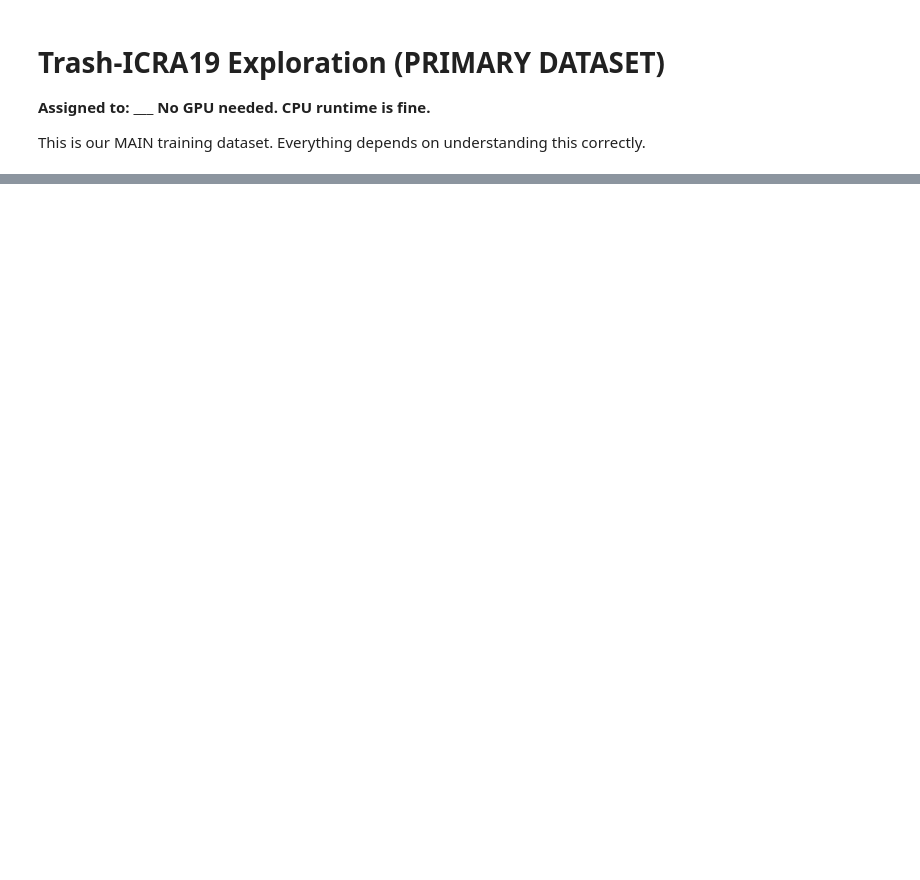
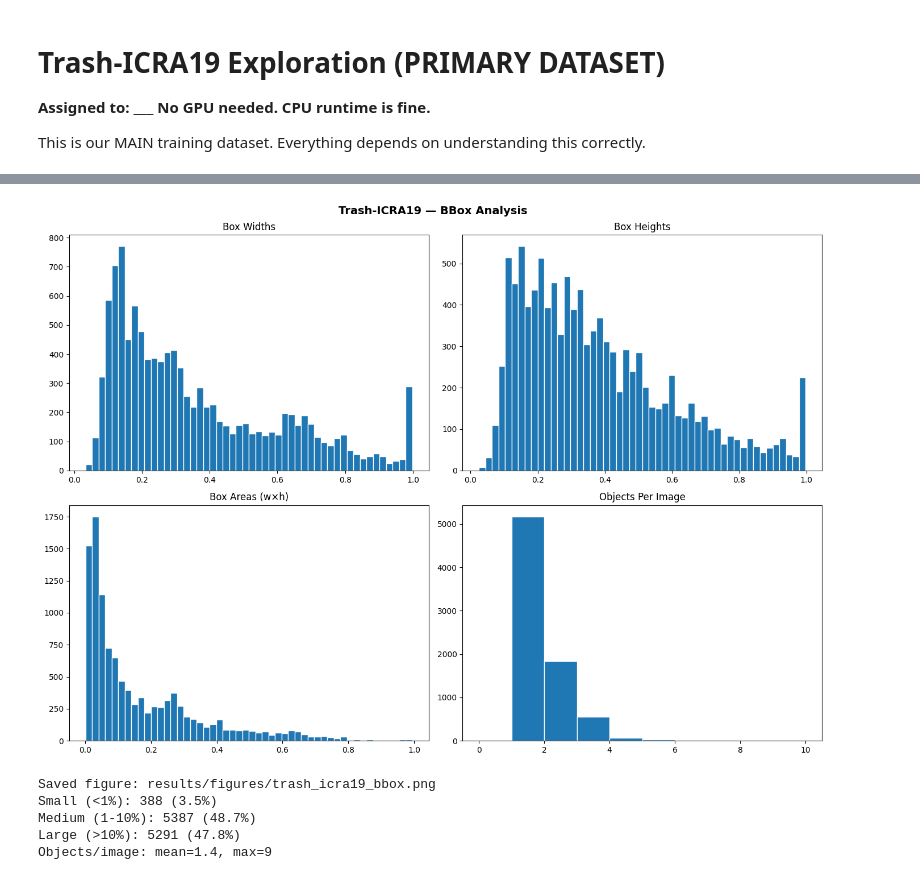
Before and after one commit to csdeepak/turb-detr-underwater-detection, a Jupyter notebook: notebooks/data exploration/explore_1_trash_icra19.ipynb, the cells around one changed output, grey strips where cells are left out. Cells and saved outputs as stored; diff of their text form; code cells hidden in the pictures; blank space fills up the shorter version.

```diff
--- a/notebooks/data exploration/explore_1_trash_icra19.ipynb
+++ b/notebooks/data exploration/explore_1_trash_icra19.ipynb
@@ -126,7 +346,14 @@ from pathlib import Path
 from collections import Counter
 
 root = Path(DATASET)
-all_imgs = sorted(root.rglob("*.jpg"))
+all_imgs = []
+for ext in ("*.jpg", "*.jpeg", "*.png"):
+    all_imgs += list(root.rglob(ext))
+all_imgs = sorted(all_imgs)
+
+if not all_imgs:
+    raise FileNotFoundError(f"No images found under: {root}")
+
 step = max(1, len(all_imgs)//200)
 samples = all_imgs[::step]
 
@@ -136,10 +363,15 @@ sizes = Counter()
 print(f"Sampling {len(samples)} of {len(all_imgs)} images...")
 for p in samples:
     img = cv2.imread(str(p))
-    if img is None: continue
+    if img is None:
+        continue
     h, w = img.shape[:2]
-    widths.append(w); heights.append(h)
+    widths.append(w)
+    heights.append(h)
     sizes[f"{w}x{h}"] += 1
+
+if not widths or not heights:
+    raise RuntimeError("Could not read any sampled images (cv2.imread returned None).")
 
 print(f"\nWidth:  min={min(widths)}, max={max(widths)}, mean={np.mean(widths):.0f}")
 print(f"Height: min={min(heights)}, max={max(heights)}, mean={np.mean(heights):.0f}")
@@ -149,40 +390,60 @@ for s, c in sizes.most_common(5):
 # %%
 # === BBOX SIZE DISTRIBUTION ===
 import numpy as np, matplotlib.pyplot as plt
 from pathlib import Path
 
 root = Path(DATASET)
 areas, bw_list, bh_list, per_img = [], [], [], []
 
 for txt in root.rglob("*.txt"):
     count = 0
     try:
         for line in open(txt):
             p = line.strip().split()
-            if len(p)==5:
-                w,h = float(p[3]), float(p[4])
-                if 0<w<=1 and 0<h<=1:
-                    bw_list.append(w); bh_list.append(h)
-                    areas.append(w*h); count+=1
-        if count: per_img.append(count)
-    except: pass
+            if len(p) == 5:
+                w, h = float(p[3]), float(p[4])
+                if 0 < w <= 1 and 0 < h <= 1:
+                    bw_list.append(w)
+                    bh_list.append(h)
+                    areas.append(w * h)
+                    count += 1
+        if count:
+            per_img.append(count)
+    except Exception:
+        pass
 
-fig, ax = plt.subplots(2,2, figsize=(14,10))
-ax[0,0].hist(bw_list, 50, color="#2196F3", edgecolor="white"); ax[0,0].set_title("Box Widths")
-ax[0,1].hist(bh_list, 50, color="#4CAF50", edgecolor="white"); ax[0,1].set_title("Box Heights")
-ax[1,0].hist(areas, 50, color="#FF9800", edgecolor="white"); ax[1,0].set_title("Box Areas (w×h)")
-ax[1,1].hist(per_img, bins=range(0,max(per_img)+2), color="#9C27B0", edgecolor="white"); ax[1,1].set_title("Objects Per Image")
+if not areas or not per_img:
+    raise FileNotFoundError(f"No YOLO label boxes found under: {root}")
+
+fig, ax = plt.subplots(2, 2, figsize=(14, 10))
+ax[0,0].hist(bw_list, 50, edgecolor="white"); ax[0,0].set_title("Box Widths")
+ax[0,1].hist(bh_list, 50, edgecolor="white"); ax[0,1].set_title("Box Heights")
+ax[1,0].hist(areas, 50, edgecolor="white"); ax[1,0].set_title("Box Areas (w×h)")
+ax[1,1].hist(per_img, bins=range(0, max(per_img) + 2), edgecolor="white"); ax[1,1].set_title("Objects Per Image")
 plt.suptitle("Trash-ICRA19 — BBox Analysis", fontsize=14, fontweight="bold")
 plt.tight_layout()
-plt.savefig("/content/trash_icra19_bbox.png", dpi=150, bbox_inches="tight"); plt.show()
 
-small = sum(1 for a in areas if a<0.01)
-med = sum(1 for a in areas if 0.01<=a<0.1)
-big = sum(1 for a in areas if a>=0.1)
+out_dir = Path("results") / "figures"
+out_dir.mkdir(parents=True, exist_ok=True)
+out_path = out_dir / "trash_icra19_bbox.png"
+plt.savefig(out_path, dpi=150, bbox_inches="tight")
+plt.show()
+print(f"Saved figure: {out_path}")
+
+small = sum(1 for a in areas if a < 0.01)
+med = sum(1 for a in areas if 0.01 <= a < 0.1)
+big = sum(1 for a in areas if a >= 0.1)
 print(f"Small (<1%): {small} ({small/len(areas)*100:.1f}%)")
 print(f"Medium (1-10%): {med} ({med/len(areas)*100:.1f}%)")
 print(f"Large (>10%): {big} ({big/len(areas)*100:.1f}%)")
 print(f"Objects/image: mean={np.mean(per_img):.1f}, max={max(per_img)}")
+# %% [output]
+[figure, added]
+Saved figure: results/figures/trash_icra19_bbox.png
+Small (<1%): 388 (3.5%)
+Medium (1-10%): 5387 (48.7%)
+Large (>10%): 5291 (47.8%)
+Objects/image: mean=1.4, max=9
 # %%
 # === SAMPLE IMAGES WITH BBOXES ===
 import cv2, numpy as np, matplotlib.pyplot as plt
```
Also changed, not shown: parts of 9 cells of this notebook.
